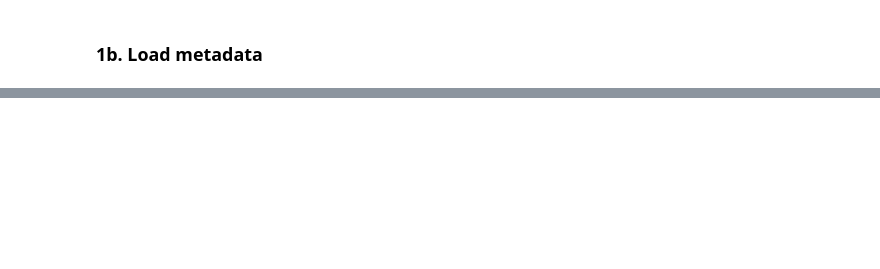
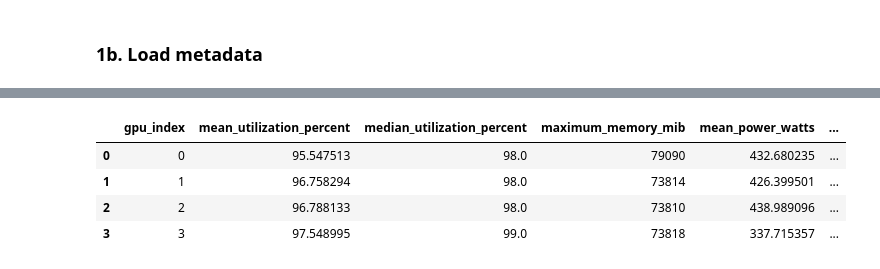
Before and after one commit to roboatory/MAESTRO, a Jupyter notebook: notebooks/02-post-analysis.ipynb, the cells around one changed output, grey strips where cells are left out. Cells and saved outputs as stored; diff of their text form; code cells hidden in the pictures; blank space fills up the shorter version.

```diff
--- a/notebooks/02-post-analysis.ipynb
+++ b/notebooks/02-post-analysis.ipynb
@@ -890,0 +284,21 @@ For your own analyses, replace the toy data with your CyTOF datasets and update
+# %%
+gpu_frame = pd.read_csv(run_directory / "job/gpu.csv")
+gpu_summary = (
+    gpu_frame.groupby("gpu_index")
+    .agg(
+        mean_utilization_percent=("utilization_gpu_percent", "mean"),
+        median_utilization_percent=("utilization_gpu_percent", "median"),
+        maximum_memory_mib=("memory_used_mib", "max"),
+        mean_power_watts=("power_draw_watts", "mean"),
+        maximum_temperature_c=("temperature_c", "max"),
+    )
+    .reset_index()
+)
+gpu_summary.to_csv(analysis_directory / "gpu_summary.csv", index=False)
+gpu_summary
+# %% [output]
+|  | gpu_index | mean_utilization_percent | median_utilization_percent | maximum_memory_mib | mean_power_watts | ... |
+| 0 | 0 | 95.547513 | 98.0 | 79090 | 432.680235 | ... |
+| 1 | 1 | 96.758294 | 98.0 | 73814 | 426.399501 | ... |
+| 2 | 2 | 96.788133 | 98.0 | 73810 | 438.989096 | ... |
+| 3 | 3 | 97.548995 | 99.0 | 73818 | 337.715357 | ... |
```
Also changed, not shown: parts of 63 cells of this notebook, 6 other files.
